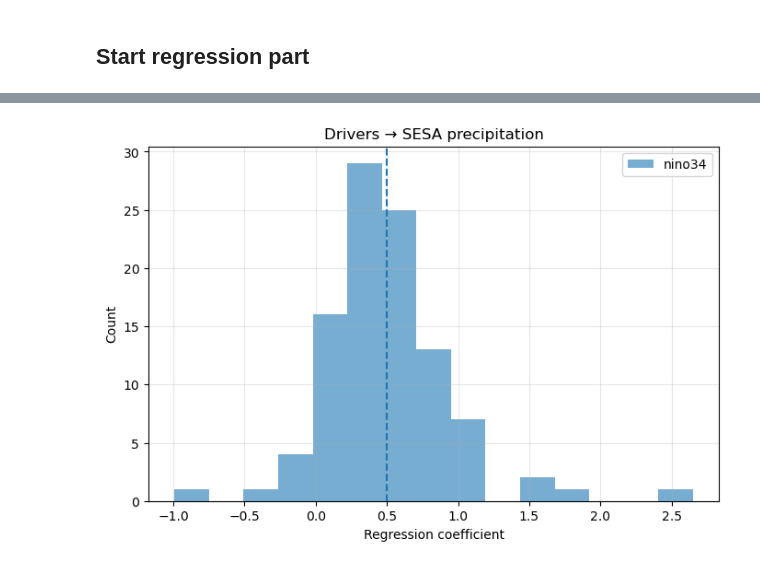
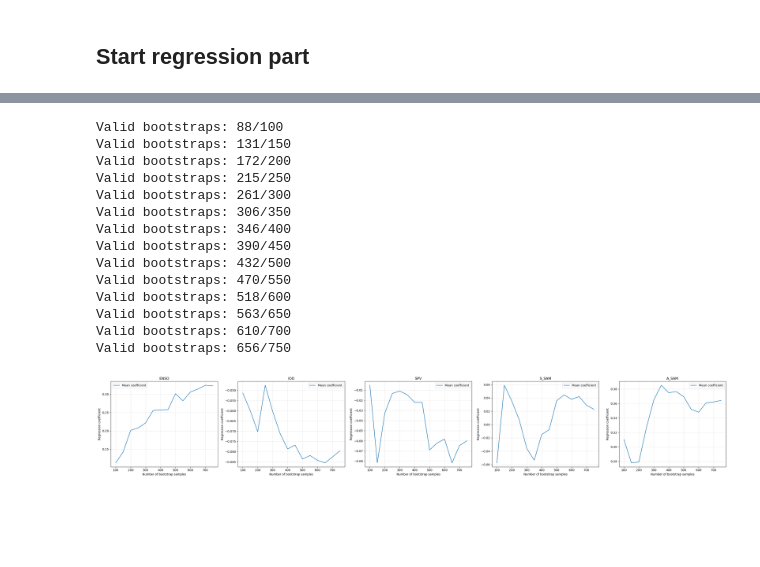
Before and after one commit to giulianolattus-crypto/work, a Jupyter notebook: Hindcast/Causal_Links_regionwise_whole_period_hindcast.ipynb, the cells around one changed output, grey strips where cells are left out. Cells and saved outputs as stored; diff of their text form; code cells hidden in the pictures; blank space fills up the shorter version.

```diff
--- a/Hindcast/Causal_Links_regionwise_whole_period_hindcast.ipynb
+++ b/Hindcast/Causal_Links_regionwise_whole_period_hindcast.ipynb
@@ -836,8 +1009,21 @@ plot_bootstrap_coefficients(
 # %%
-plot_bootstrap_coefficients(
-    results_nino,
-    driver_vars=["nino34"],
-    title="Drivers → SESA precipitation"
-)
+conv_temp_Andes_SON=convergence_boot_plot(np.arange(100,800,50), target_Andes_SON_xr, drivers_SON_xr, 't2m',
+                      drivers_SON, sample_size=73)
+#conv_pr_Andes_SON=convergence_boot_plot(np.arange(60,300,20), target_Andes_SON_xr, drivers_SON_xr, 'tp',
+#                      drivers_SON, sample_size=73)
 # %% [output]
+Valid bootstraps: 88/100
+Valid bootstraps: 131/150
+Valid bootstraps: 172/200
+Valid bootstraps: 215/250
+Valid bootstraps: 261/300
+Valid bootstraps: 306/350
+Valid bootstraps: 346/400
+Valid bootstraps: 390/450
+Valid bootstraps: 432/500
+Valid bootstraps: 470/550
+Valid bootstraps: 518/600
+Valid bootstraps: 563/650
+Valid bootstraps: 610/700
+Valid bootstraps: 656/750
-[figure, old version]
+[figure, new version]
```
Also changed, not shown: parts of 9 cells of this notebook, 3 other files.
